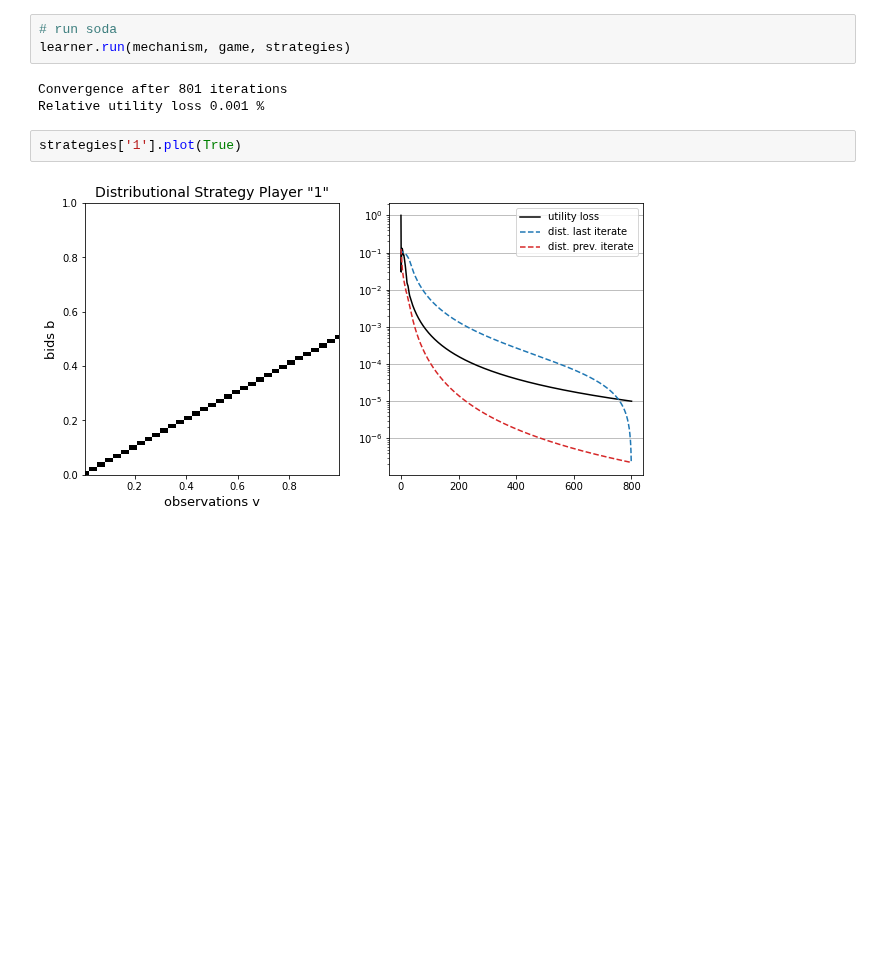
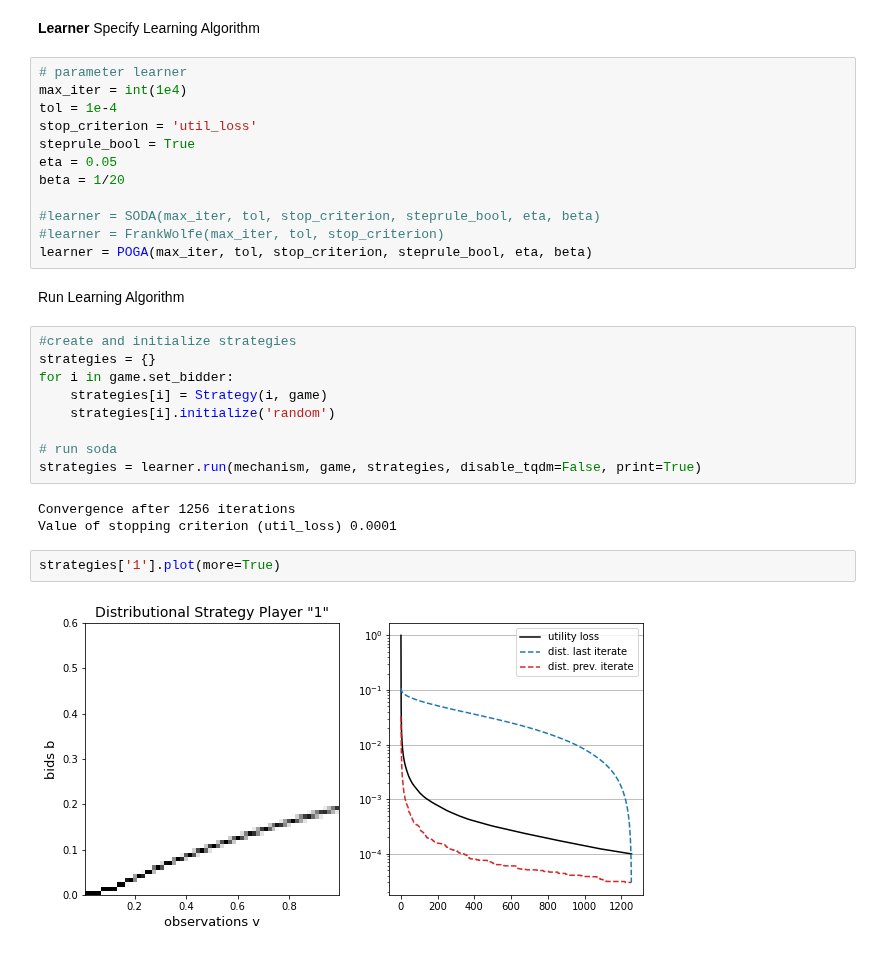
Before and after one commit to MOberlechner/soda, a Jupyter notebook: notebooks/examples/contest_game.ipynb, the cells around one changed output. Saved outputs shown, nothing was run; the diff lists cells and outputs as text; blank space fills up the shorter version.

```diff
--- a/notebooks/examples/contest_game.ipynb
+++ b/notebooks/examples/contest_game.ipynb
@@ -52,10 +40,33 @@ for i in game.set_bidder:
-# %%
-# run soda
-learner.run(mechanism, game, strategies)
-# %% [output]
-Convergence after 801 iterations
-Relative utility loss 0.001 %
+# %% [markdown]
+**Learner**
+Specify Learning Algorithm
+# %%
+# parameter learner
+max_iter = int(1e4)
+tol = 1e-4
+stop_criterion = 'util_loss'
+steprule_bool = True
+eta = 0.05
+beta = 1/20
+
+#learner = SODA(max_iter, tol, stop_criterion, steprule_bool, eta, beta)
+#learner = FrankWolfe(max_iter, tol, stop_criterion)
+learner = POGA(max_iter, tol, stop_criterion, steprule_bool, eta, beta)
+# %% [markdown]
+Run Learning Algorithm
+# %%
+#create and initialize strategies
+strategies = {}
+for i in game.set_bidder:
+    strategies[i] = Strategy(i, game)
+    strategies[i].initialize('random')
+
+# run soda
+strategies = learner.run(mechanism, game, strategies, disable_tqdm=False, print=True)
+# %% [output]
+Convergence after 1256 iterations
+Value of stopping criterion (util_loss) 0.0001
 # %%
-strategies['1'].plot(True)
+strategies['1'].plot(more=True)
 # %% [output]
-[figure, old version]
+[figure, new version]
```
Also changed, not shown: parts of 5 cells of this notebook, 3 other files.
